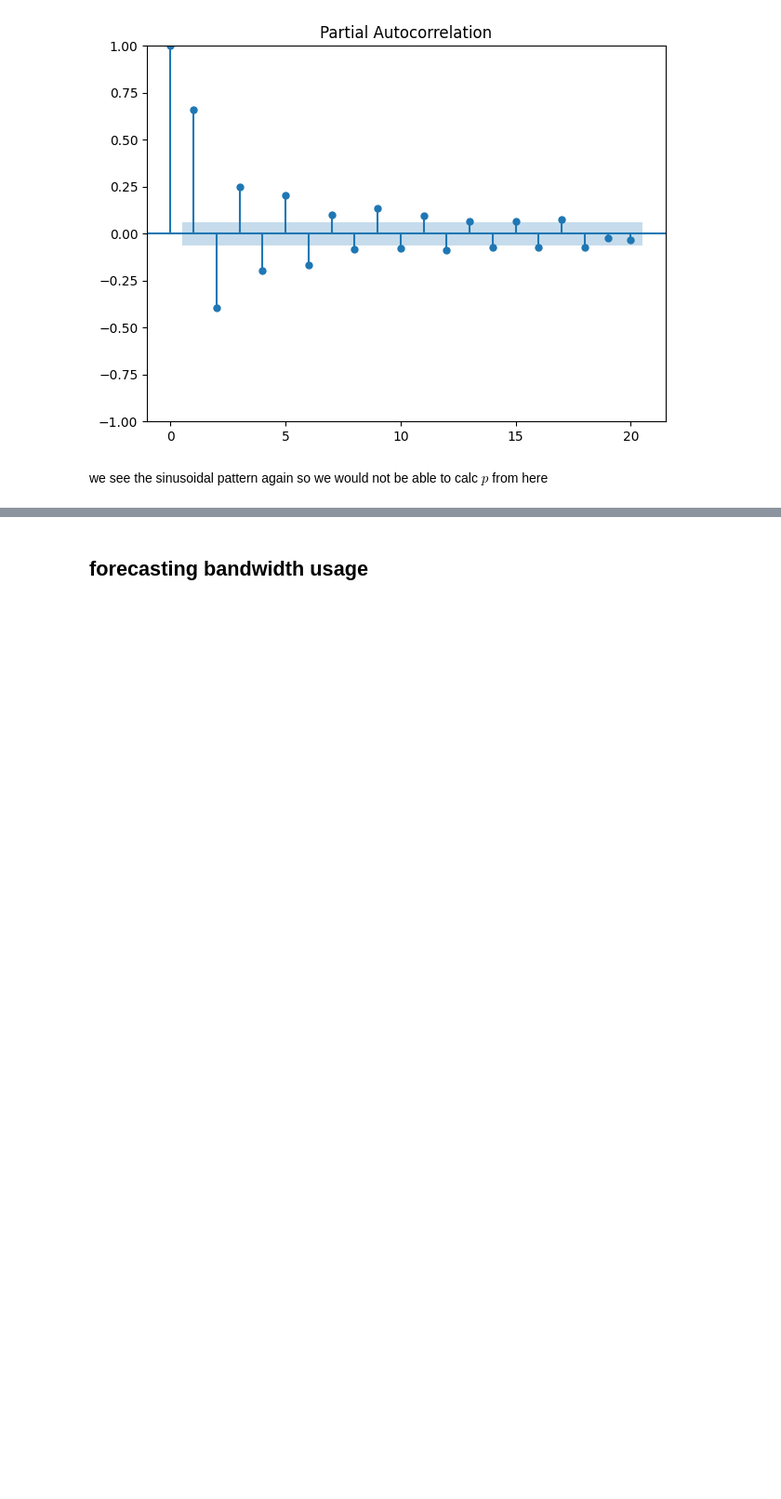
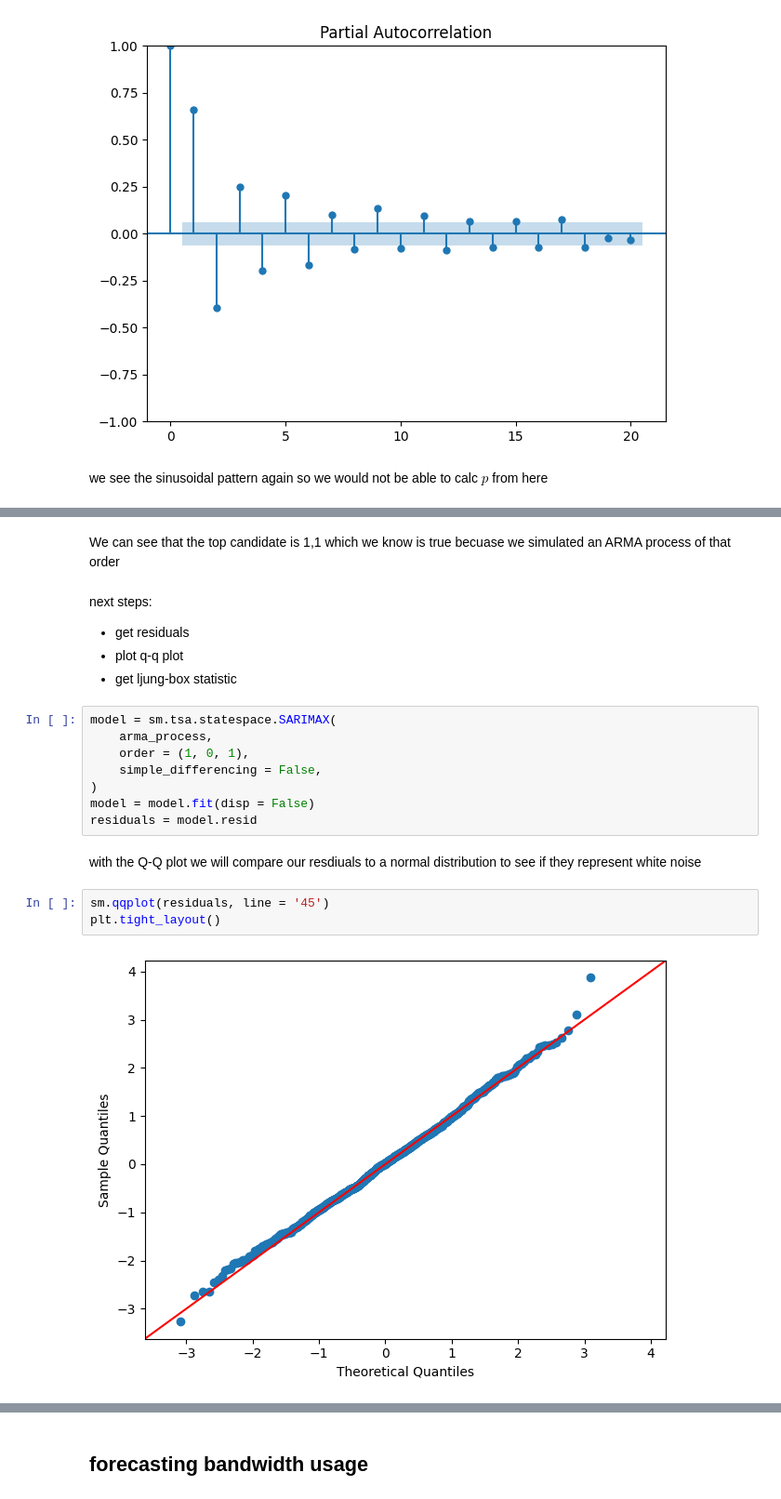
Before and after one commit to bsantanad/time-series, a Jupyter notebook: ch6_arma/autoregressive_moving_average.ipynb, the cells around one changed output, grey strips where cells are left out. Shown: that part at 93% size. Saved outputs shown, nothing was run; the diff lists cells and outputs as text; blank space fills up the shorter version.

```diff
--- a/ch6_arma/autoregressive_moving_average.ipynb
+++ b/ch6_arma/autoregressive_moving_average.ipynb
@@ -52,0 +125,23 @@ we see the sinusoidal pattern again so we would not be able to calc $p$ from her
+# %% [markdown]
+We can see that the top candidate is 1,1 which we know is true becuase we simulated an ARMA process of that order
+# %% [markdown]
+next steps:
+
+- get residuals
+- plot q-q plot
+- get ljung-box statistic
+# %%
+model = sm.tsa.statespace.SARIMAX(
+    arma_process,
+    order = (1, 0, 1),
+    simple_differencing = False,
+)
+model = model.fit(disp = False)
+residuals = model.resid
+# %% [markdown]
+with the Q-Q plot we will compare our resdiuals to a normal distribution to see if they represent white noise
+# %%
+sm.qqplot(residuals, line = '45')
+plt.tight_layout()
+# %% [output]
+[figure, added]
```
Also changed, not shown: parts of 11 cells of this notebook, 1 other file.
